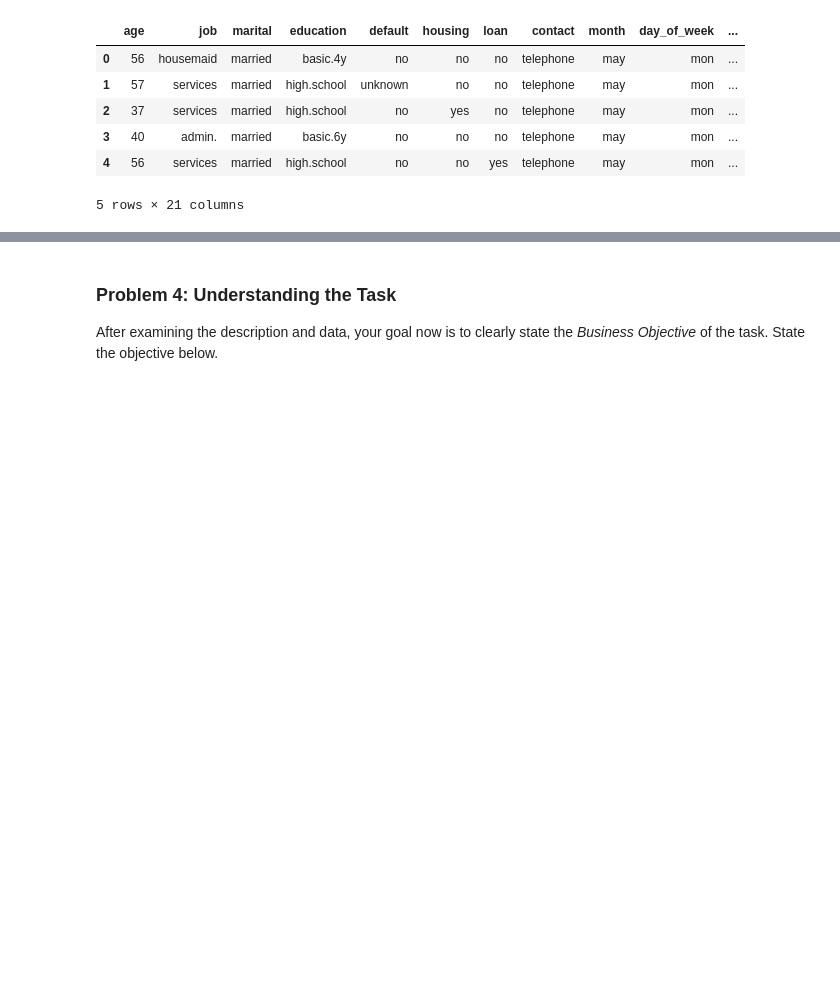
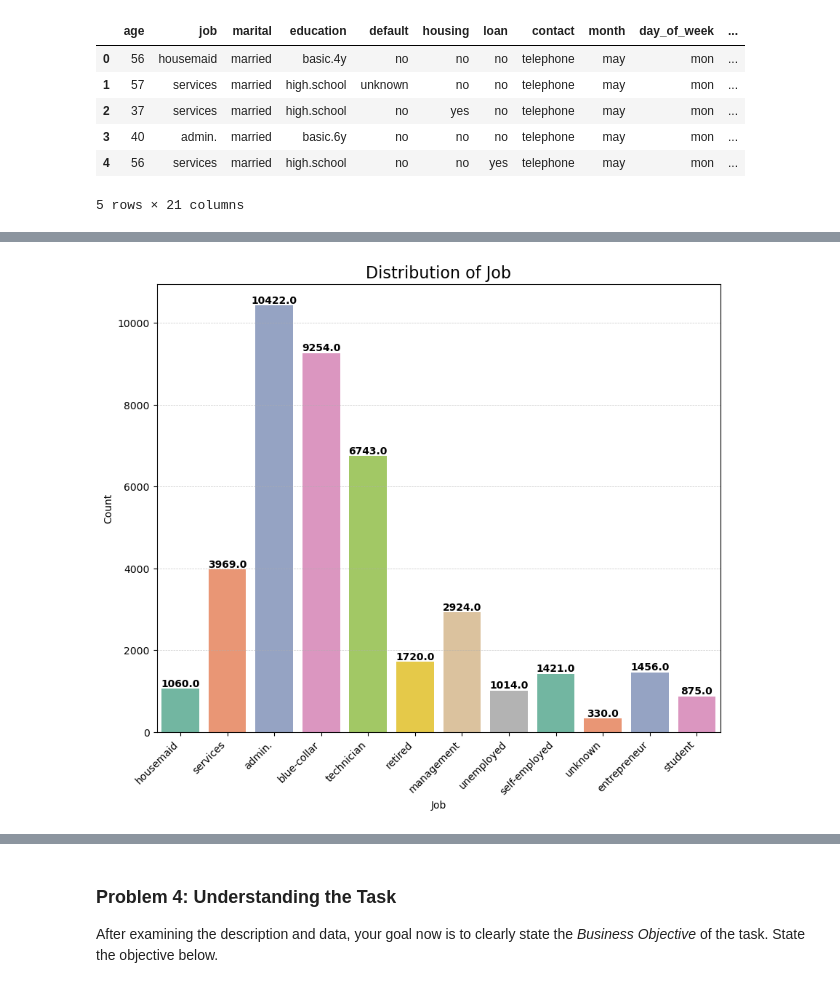
Before and after one commit to christianfajardo/ML_AI_PracticalApplication_3, a Jupyter notebook: prompt_III.ipynb, the cells around one changed output, grey strips where cells are left out. Saved outputs shown, nothing was run; the diff lists cells and outputs as text; code cells hidden in the pictures; blank space fills up the shorter version.

```diff
--- a/prompt_III.ipynb
+++ b/prompt_III.ipynb
@@ -152,0 +190,4 @@ df.head()
+# %%
+plot_values('job', df)
+# %% [output]
+[figure, added]
```
Also changed, not shown: parts of 12 cells of this notebook.
